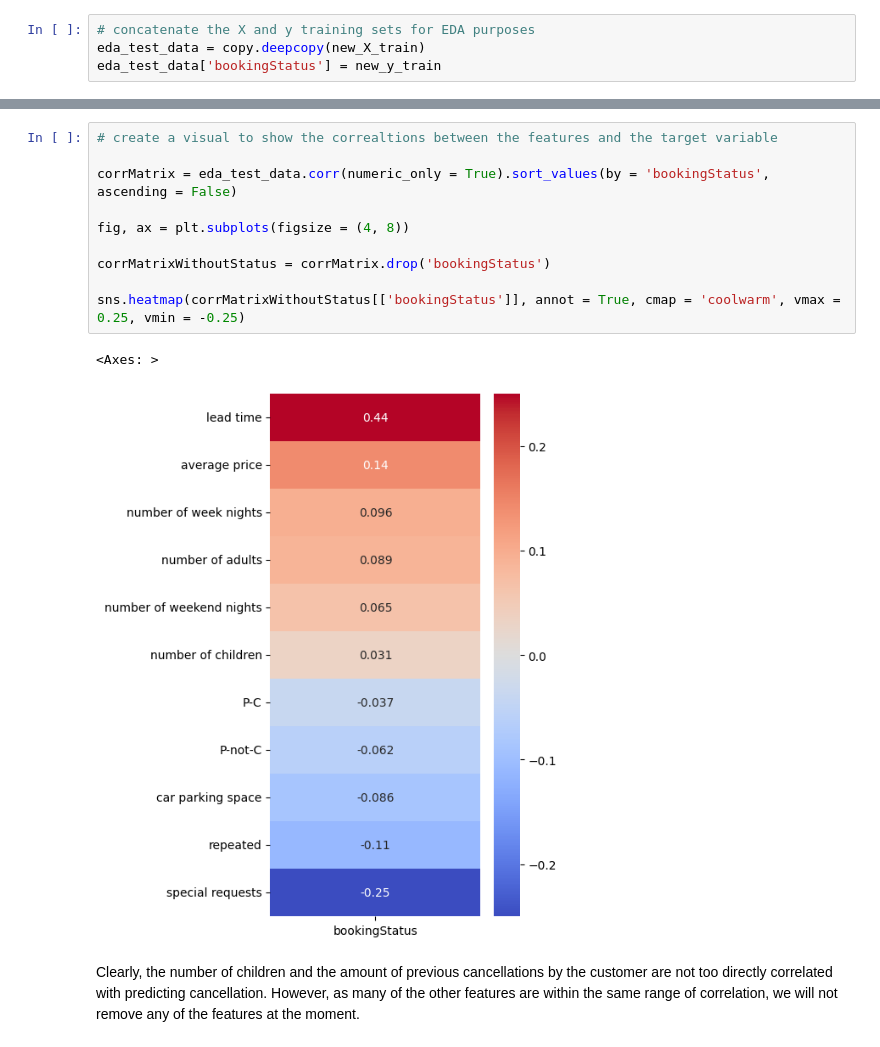
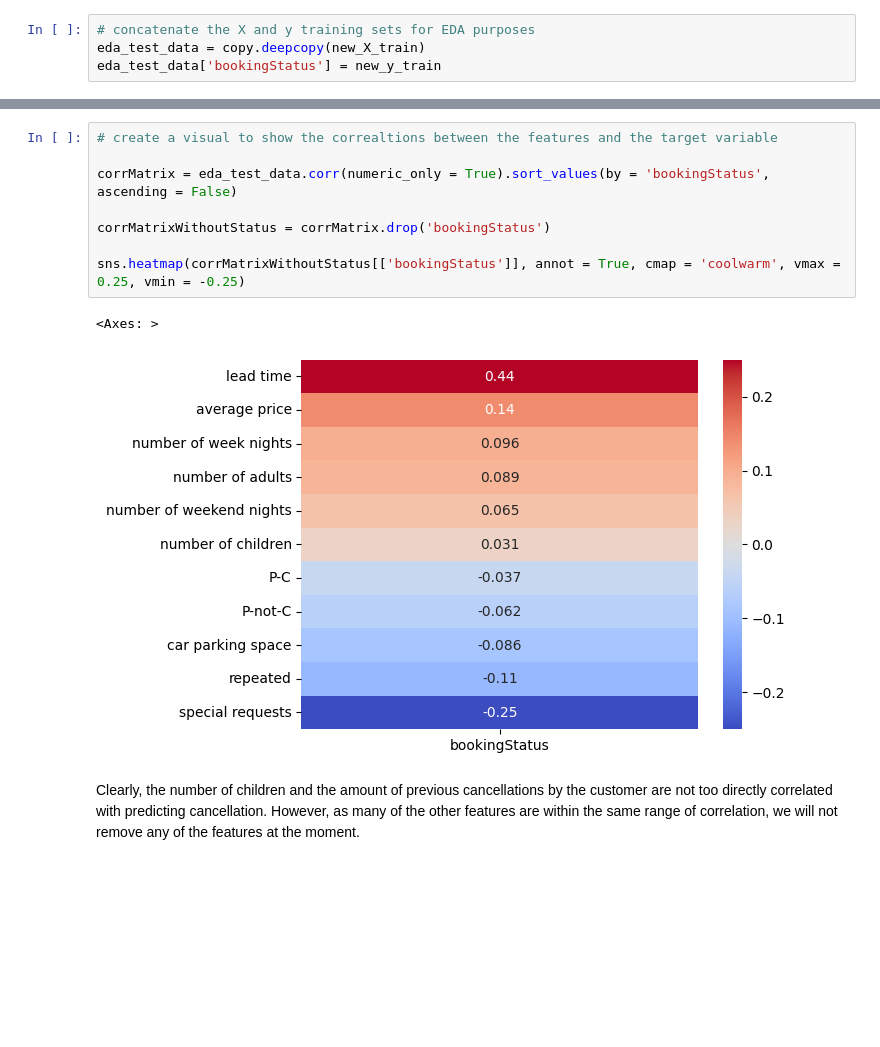
Before and after one commit to spandanc201/Hotel-Booking-Cancellation-Prediction, a Jupyter notebook: main.ipynb, the cells around one changed output, grey strips where cells are left out. Cells and saved outputs as stored; diff of their text form; blank space fills up the shorter version.

```diff
--- a/main.ipynb
+++ b/main.ipynb
@@ -97,16 +96,14 @@ eda_test_data.corr(numeric_only = True).sort_values(by = 'bookingStatus', ascend
 # %%
 # create a visual to show the correaltions between the features and the target variable
 
 corrMatrix = eda_test_data.corr(numeric_only = True).sort_values(by = 'bookingStatus', ascending = False)
 
-fig, ax = plt.subplots(figsize = (4, 8))
-
 corrMatrixWithoutStatus = corrMatrix.drop('bookingStatus')
 
 sns.heatmap(corrMatrixWithoutStatus[['bookingStatus']], annot = True, cmap = 'coolwarm', vmax = 0.25, vmin = -0.25)
 # %% [output]
 <Axes: >
-[figure, old version]
+[figure, new version]
 # %% [markdown]
 Clearly, the number of children and the amount of previous cancellations by the customer are not too directly correlated with predicting cancellation. However, as many of the other features are within the same range of correlation, we will not remove any of the features at the moment.
 # %%
```
Also changed, not shown: parts of 1 cell of this notebook, 2 other files.
